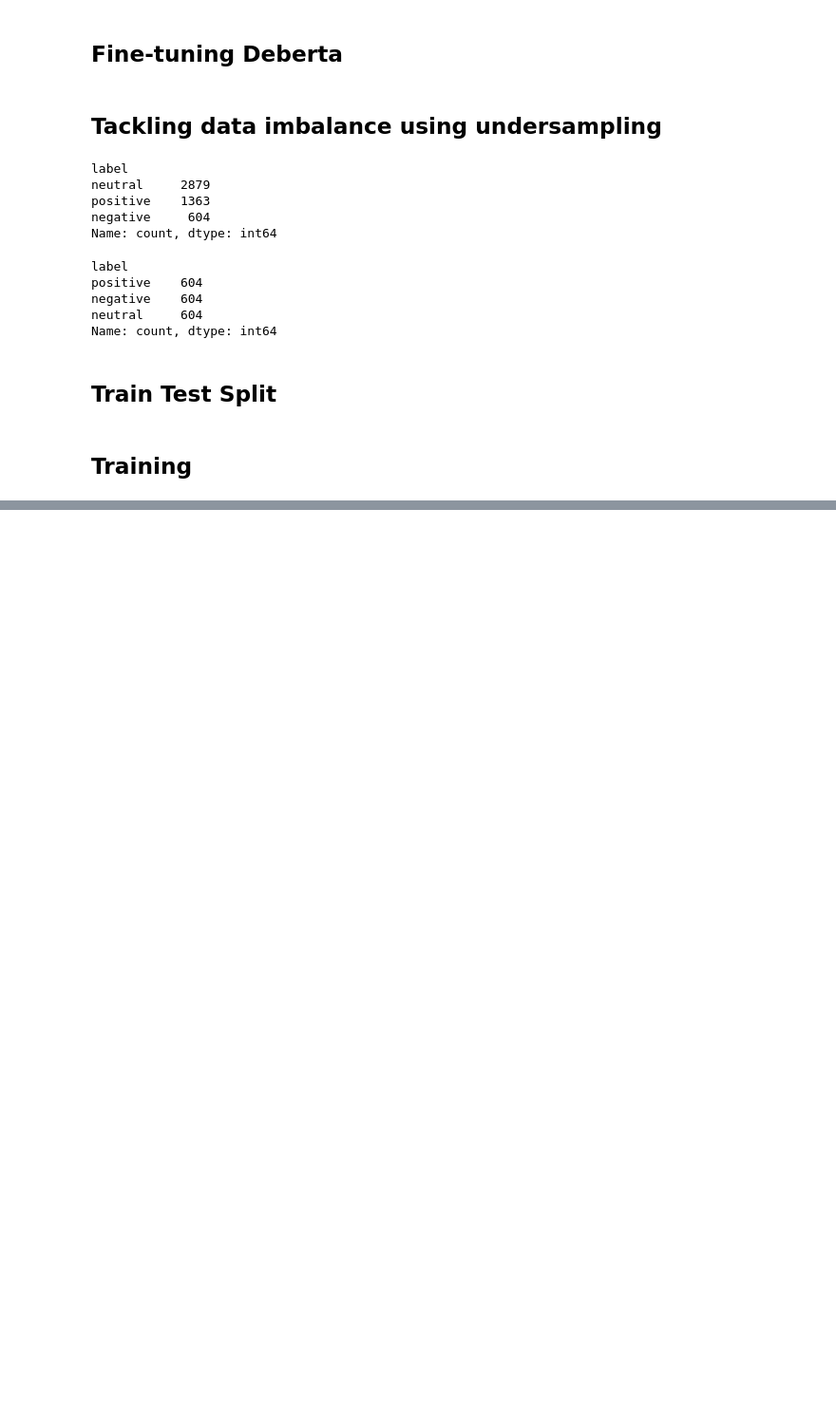
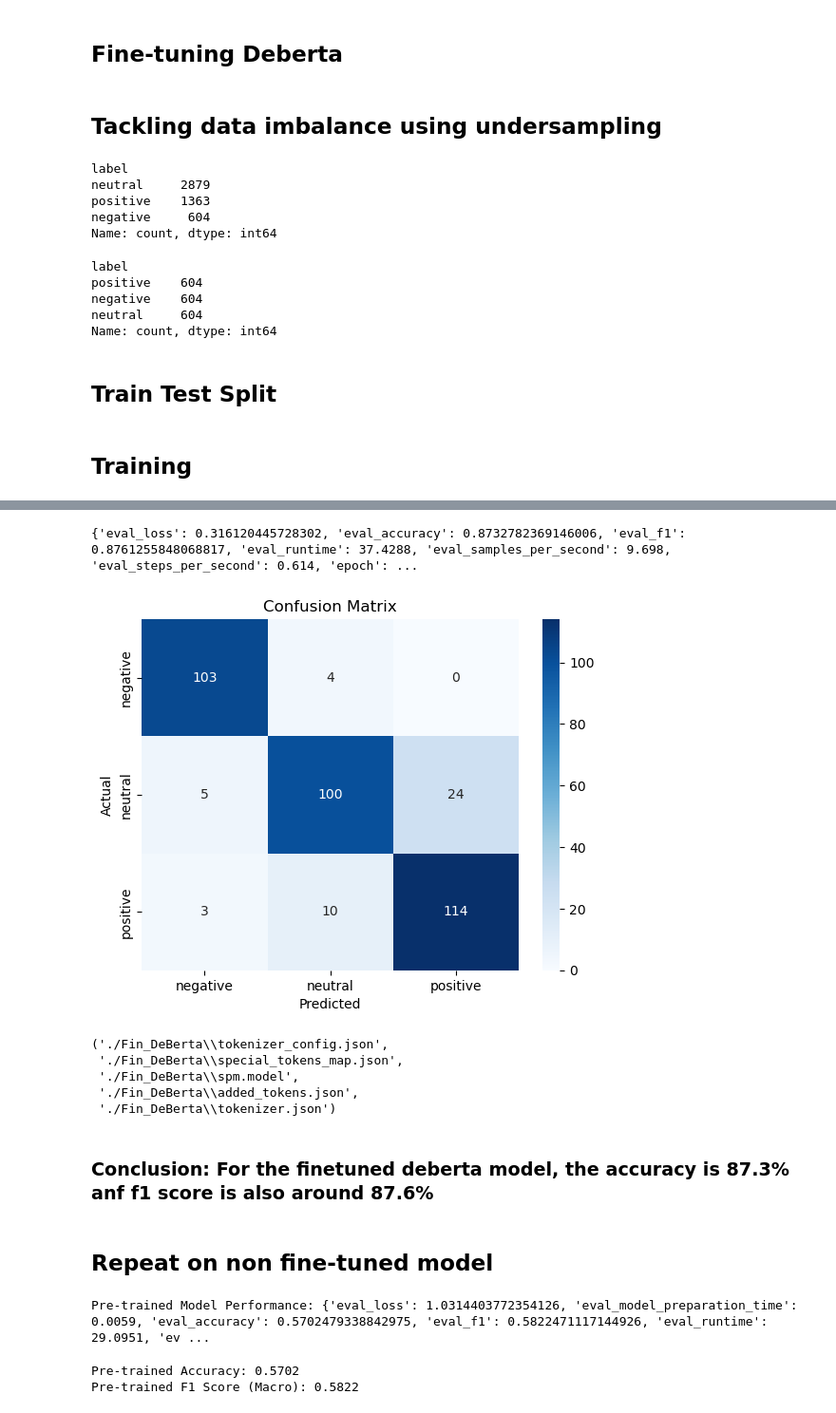
Before and after one commit to xavsant/multimodal_stockprice_prediction, a Jupyter notebook: notebooks/experiments/fine_tuned_trans_models/fine-tuning models_undersampling.ipynb, the cells around one changed output, grey strips where cells are left out. Shown at 95% size. Cells and saved outputs as stored; diff of their text form; code cells hidden in the pictures; blank space fills up the shorter version.

Commit message:
Updated fine-tuning code
Updated code to fine-tuning hugging face models and merged pre-trained model to compare results.

```diff
--- a/notebooks/experiments/fine_tuned_trans_models/fine-tuning models_undersampling.ipynb
+++ b/notebooks/experiments/fine_tuned_trans_models/fine-tuning models_undersampling.ipynb
@@ -153,14 +164,14 @@ def compute_metrics(example):
   labels = example.label_ids
   preds = example.predictions.argmax(-1)
 
-  f1 = f1_score(labels, preds, average="weighted")
+  f1 = f1_score(labels, preds, average="macro")
   acc = accuracy_score(labels, preds)
 
   return {'accuracy': acc, "f1": f1}
 # %%
 from transformers import Trainer, TrainingArguments
 
-batch_size = 32
+batch_size = 16
 model_name = "Fin_DeBerta"
 
 args = TrainingArguments(
@@ -194,0 +211,55 @@ trainer.train()
+# %%
+# Update compute_metrics with the macro F1 score
+from sklearn.metrics import accuracy_score, f1_score
+
+def compute_metrics(example):
+    labels = example.label_ids
+    preds = example.predictions.argmax(-1)
+
+    f1 = f1_score(labels, preds, average="macro")  # Using macro now
+    acc = accuracy_score(labels, preds)
+
+    return {'accuracy': acc, 'f1': f1}
+
+# Re-evaluate the model
+results = trainer.evaluate(eval_dataset=test_dataset)
+print(results)
+# %% [output]
+{'eval_loss': 0.316120445728302, 'eval_accuracy': 0.8732782369146006, 'eval_f1': 0.8761255848068817, 'eval_runtime': 37.4288, 'eval_samples_per_second': 9.698, 'eval_steps_per_second': 0.614, 'epoch': ...
+# %%
+from sklearn.metrics import confusion_matrix
+import numpy as np
+import seaborn as sns
+import matplotlib.pyplot as plt
+
+# Get predictions
+predictions_output = trainer.predict(test_dataset)
+preds = np.argmax(predictions_output.predictions, axis=-1)
+labels = predictions_output.label_ids
+# %%
+cm = confusion_matrix(labels, preds)
+# %%
+# Plotting the confusion matrix
+sns.heatmap(cm, annot=True, fmt='d', cmap='Blues',
+            xticklabels=["negative", "neutral", "positive"],
+            yticklabels=["negative", "neutral", "positive"])
+plt.xlabel("Predicted")
+plt.ylabel("Actual")
+plt.title("Confusion Matrix")
+plt.show()
+# %% [output]
+[figure, added]
+# %%
+#saving the model locally
+model.save_pretrained("./Fin_DeBerta")
+tokenizer.save_pretrained("./Fin_DeBerta")
+# %% [output]
+('./Fin_DeBerta\\tokenizer_config.json',
+ './Fin_DeBerta\\special_tokens_map.json',
+ './Fin_DeBerta\\spm.model',
+ './Fin_DeBerta\\added_tokens.json',
+ './Fin_DeBerta\\tokenizer.json')
+# %% [markdown]
+### Conclusion: For the finetuned deberta model, the accuracy is 87.3% anf f1 score is also around 87.6%
+# %% [markdown]
+## Repeat on non fine-tuned model
@@ -194,0 +280,19 @@ trainer.train()
+# %%
+results_pretrained = trainer.evaluate(eval_dataset=test_dataset)
+print("Pre-trained Model Performance:", results_pretrained)
+# %% [output]
+Pre-trained Model Performance: {'eval_loss': 1.0314403772354126, 'eval_model_preparation_time': 0.0059, 'eval_accuracy': 0.5702479338842975, 'eval_f1': 0.5822471117144926, 'eval_runtime': 29.0951, 'ev ...
+# %%
+predictions_output = trainer.predict(test_dataset)
+
+preds = np.argmax(predictions_output.predictions, axis=-1)
+labels = predictions_output.label_ids
+
+accuracy = accuracy_score(labels, preds)
+f1 = f1_score(labels, preds, average='macro')
+
+print(f"Pre-trained Accuracy: {accuracy:.4f}")
+print(f"Pre-trained F1 Score (Macro): {f1:.4f}")
+# %% [output]
+Pre-trained Accuracy: 0.5702
+Pre-trained F1 Score (Macro): 0.5822
```
Also changed, not shown: parts of 9 cells of this notebook.
